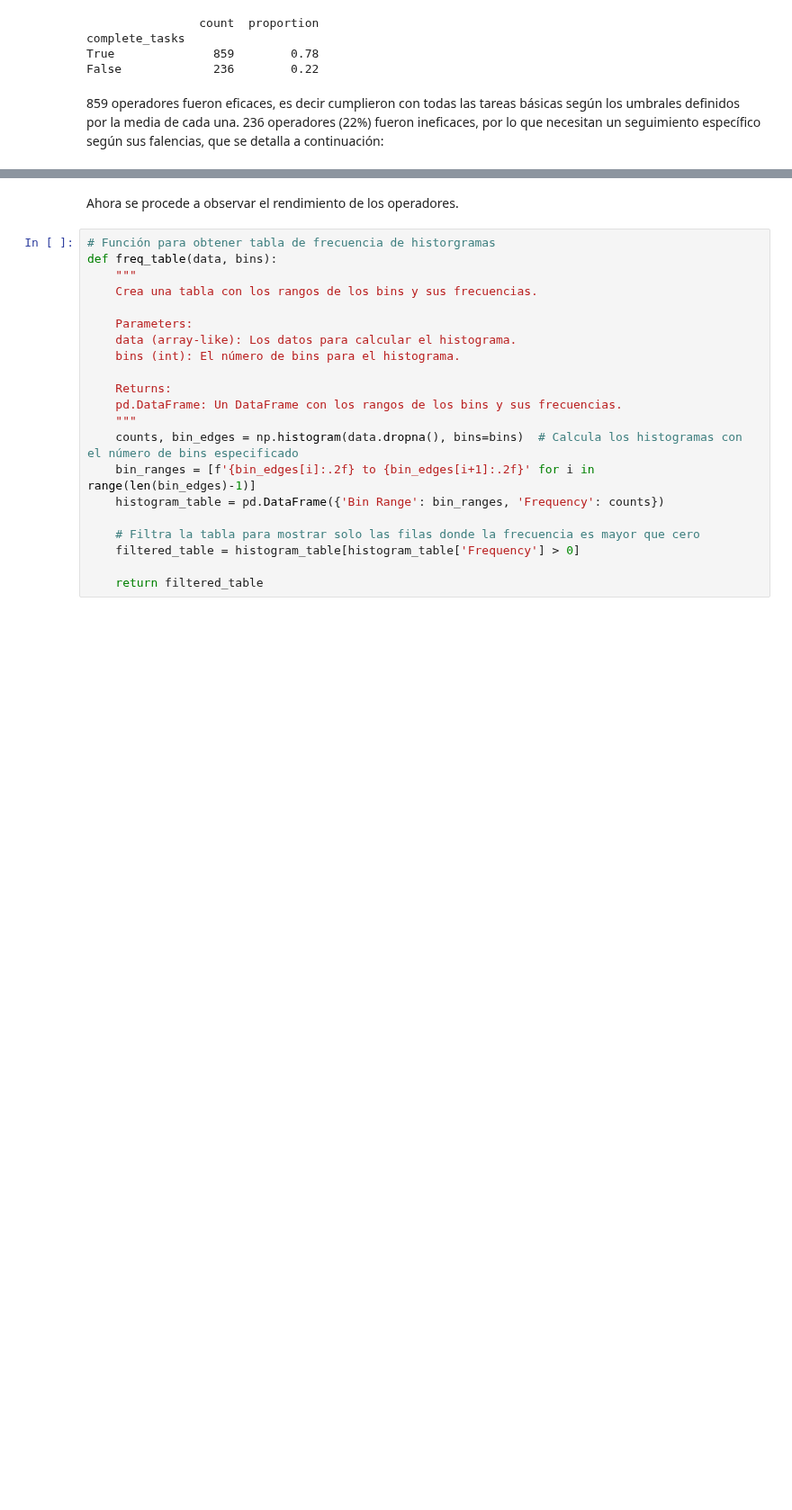
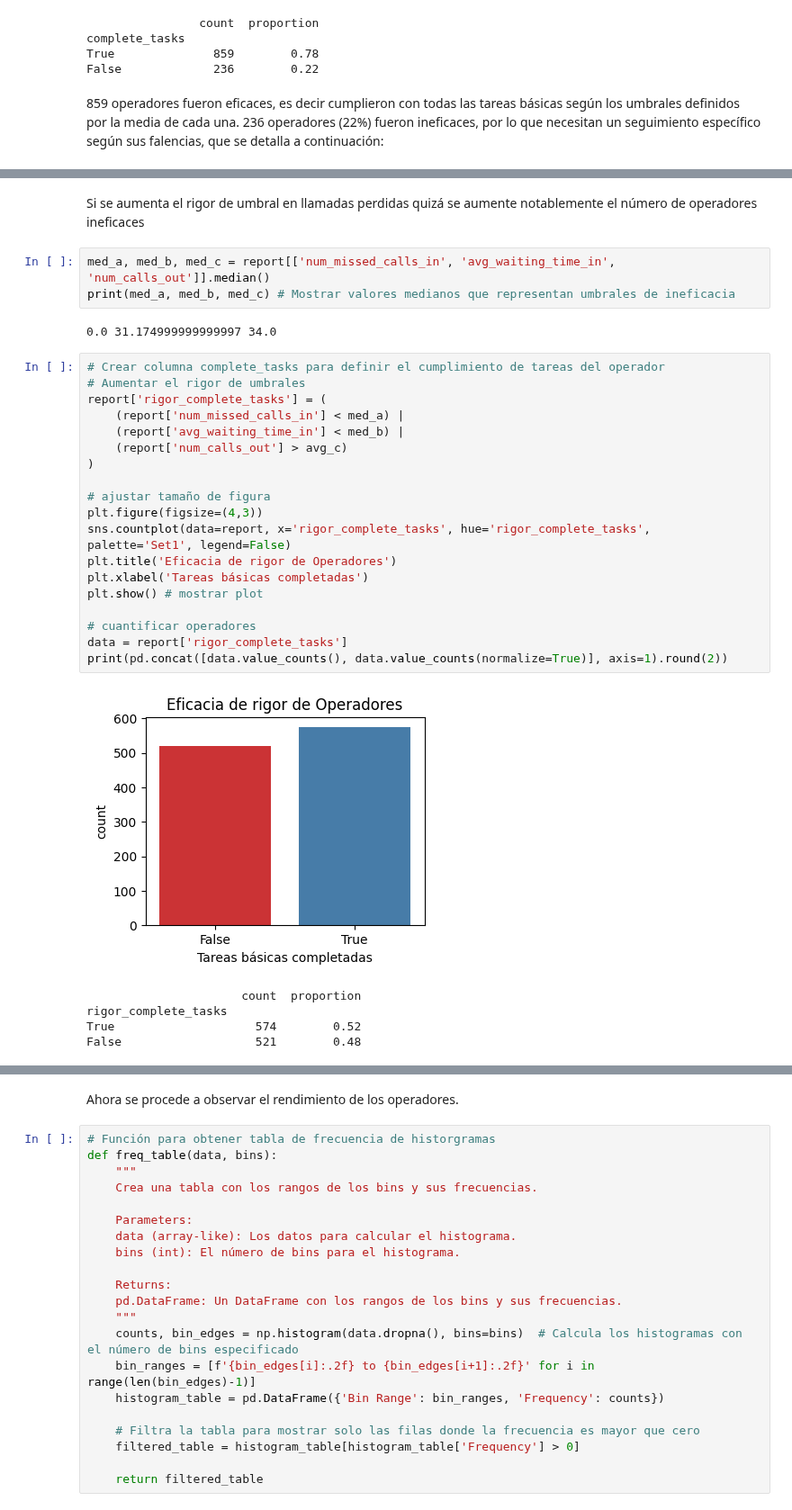
Before and after one commit to ScinDBad/DA_proyecto_final, a Jupyter notebook: proyecto_sp_14.ipynb, the cells around one changed output, grey strips where cells are left out. Shown at 90% size. Saved outputs shown, nothing was run; the diff lists cells and outputs as text; blank space fills up the shorter version.

```diff
--- a/proyecto_sp_14.ipynb
+++ b/proyecto_sp_14.ipynb
@@ -924,0 +971,32 @@ False             236        0.22
+# %% [markdown]
+Si se aumenta el rigor de umbral en llamadas perdidas quizá se aumente notablemente el número de operadores ineficaces
+# %%
+med_a, med_b, med_c = report[['num_missed_calls_in', 'avg_waiting_time_in', 'num_calls_out']].median()
+print(med_a, med_b, med_c) # Mostrar valores medianos que representan umbrales de ineficacia
+# %% [output]
+0.0 31.174999999999997 34.0
+# %%
+# Crear columna complete_tasks para definir el cumplimiento de tareas del operador
+# Aumentar el rigor de umbrales
+report['rigor_complete_tasks'] = (
+    (report['num_missed_calls_in'] < med_a) |
+    (report['avg_waiting_time_in'] < med_b) |
+    (report['num_calls_out'] > avg_c)
+)
+
+# ajustar tamaño de figura
+plt.figure(figsize=(4,3))
+sns.countplot(data=report, x='rigor_complete_tasks', hue='rigor_complete_tasks', palette='Set1', legend=False)
+plt.title('Eficacia de rigor de Operadores')
+plt.xlabel('Tareas básicas completadas')
+plt.show() # mostrar plot
+
+# cuantificar operadores
+data = report['rigor_complete_tasks']
+print(pd.concat([data.value_counts(), data.value_counts(normalize=True)], axis=1).round(2))
+# %% [output]
+[figure, added]
+                      count  proportion
+rigor_complete_tasks
+True                    574        0.52
+False                   521        0.48
```
Also changed, not shown: parts of 19 cells of this notebook.
